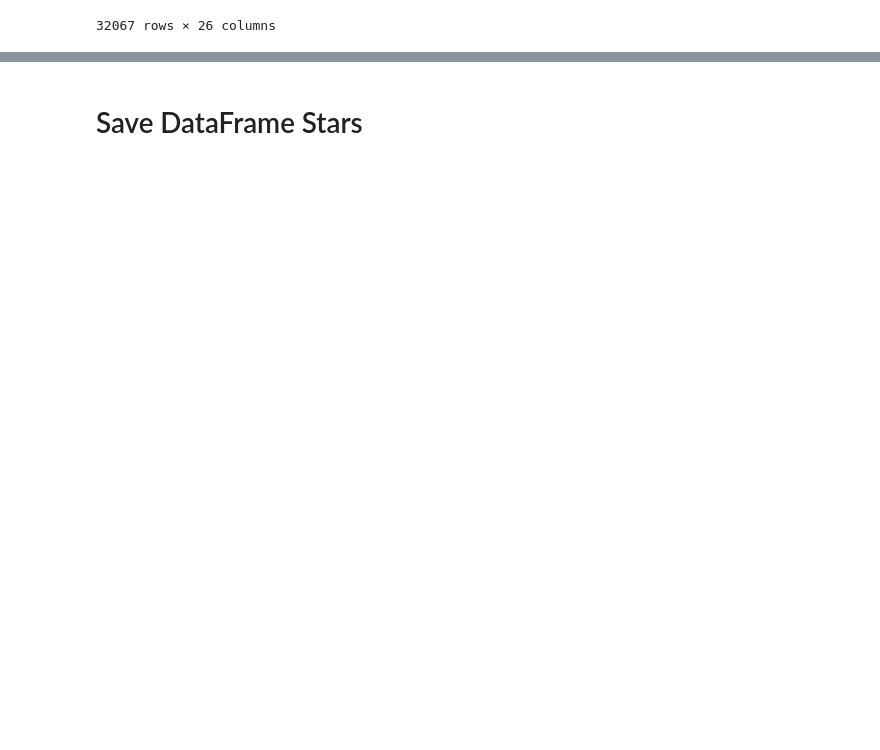
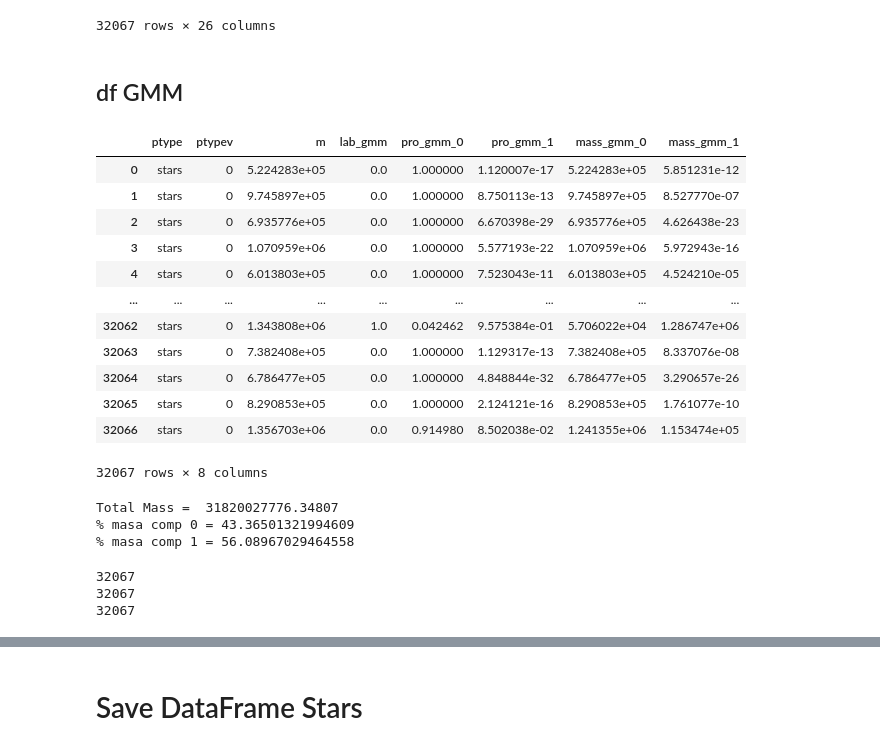
Before and after one commit to antotaverna/gchop_paper, a Jupyter notebook: df_stars.ipynb, the cells around one changed output, grey strips where cells are left out. Saved outputs shown, nothing was run; the diff lists cells and outputs as text; code cells hidden in the pictures; blank space fills up the shorter version.

```diff
--- a/df_stars.ipynb
+++ b/df_stars.ipynb
@@ -111,3 +123,12 @@ labels_cr = cmp_labels.labels[cmp_labels.ptypes == 'stars']
 # %% [markdown]
 ## GMM
+# %%
+decomposer = gchop.models.GaussianMixture(random_state=2626)
+cmp_labels = decomposer.decompose(gal)
+
+#Labels
+labels_gmm = cmp_labels.labels[cmp_labels.ptypes == 'stars']
+
+#Probabilities
+probs_gmm = cmp_labels.probabilities[cmp_labels.ptypes == 'stars']
 # %%
@@ -201,3 +225,51 @@ dfs
 | 32065 | stars | 0 | 8.290853e+05 | 14.695170 | 15.612993 | -5.270562 | -4.742671 | 263.201137 | 314.186911 | 0.0 | ... | ... |
 | 32066 | stars | 0 | 1.356703e+06 | 13.636680 | -8.775981 | 3.246192 | 163.701851 | 381.281432 | -157.047679 | 0.0 | ... | ... |
 32067 rows × 26 columns
+# %% [markdown]
+## df GMM
+# %%
+df_gmm = gal.stars.to_dataframe()
+# %%
+df_gmm.drop(columns=['x', 'y', 'z','vx', 'vy', 'vz','total_energy','softening', 'potential', 'kinetic_energy','Jx', 'Jy', 'Jz'], axis=1, inplace=True)
+df_gmm["lab_gmm"]=labels_gmm
+df_gmm["pro_gmm_0"]=probs_gmm[:,0]
+df_gmm["pro_gmm_1"]=probs_gmm[:,1]
+df_gmm["mass_gmm_0"]=probs_gmm[:,0]*df_gmm.m
+df_gmm["mass_gmm_1"]=probs_gmm[:,1]*df_gmm.m
+# %%
+df_gmm
+# %% [output]
+|  | ptype | ptypev | m | lab_gmm | pro_gmm_0 | pro_gmm_1 | mass_gmm_0 | mass_gmm_1 |
+| 0 | stars | 0 | 5.224283e+05 | 0.0 | 1.000000 | 1.120007e-17 | 5.224283e+05 | 5.851231e-12 |
+| 1 | stars | 0 | 9.745897e+05 | 0.0 | 1.000000 | 8.750113e-13 | 9.745897e+05 | 8.527770e-07 |
+| 2 | stars | 0 | 6.935776e+05 | 0.0 | 1.000000 | 6.670398e-29 | 6.935776e+05 | 4.626438e-23 |
+| 3 | stars | 0 | 1.070959e+06 | 0.0 | 1.000000 | 5.577193e-22 | 1.070959e+06 | 5.972943e-16 |
+| 4 | stars | 0 | 6.013803e+05 | 0.0 | 1.000000 | 7.523043e-11 | 6.013803e+05 | 4.524210e-05 |
+| ... | ... | ... | ... | ... | ... | ... | ... | ... |
+| 32062 | stars | 0 | 1.343808e+06 | 1.0 | 0.042462 | 9.575384e-01 | 5.706022e+04 | 1.286747e+06 |
+| 32063 | stars | 0 | 7.382408e+05 | 0.0 | 1.000000 | 1.129317e-13 | 7.382408e+05 | 8.337076e-08 |
+| 32064 | stars | 0 | 6.786477e+05 | 0.0 | 1.000000 | 4.848844e-32 | 6.786477e+05 | 3.290657e-26 |
+| 32065 | stars | 0 | 8.290853e+05 | 0.0 | 1.000000 | 2.124121e-16 | 8.290853e+05 | 1.761077e-10 |
+| 32066 | stars | 0 | 1.356703e+06 | 0.0 | 0.914980 | 8.502038e-02 | 1.241355e+06 | 1.153474e+05 |
+32067 rows × 8 columns
+# %%
+mass_tot=df_gmm.m.sum(axis =0)
+print('Total Mass = ',mass_tot)
+mass_tot_0=df_gmm.mass_gmm_0.sum(axis =0)/mass_tot*100.
+print('% masa comp 0 =',mass_tot_0)
+mass_tot_1=df_gmm.mass_gmm_1.sum(axis =0)/mass_tot*100.
+print('% masa comp 1 =',mass_tot_1)
+# %% [output]
+Total Mass =  31820027776.34807
+% masa comp 0 = 43.36501321994609
+% masa comp 1 = 56.08967029464558
+# %%
+#length
+print(len(probs_gmm[:,0]))
+print(len(labels_gmm))
+#label1
+print(len(probs_gmm[:,1]))
+# %% [output]
+32067
+32067
+32067
```
Also changed, not shown: parts of 15 cells of this notebook.
